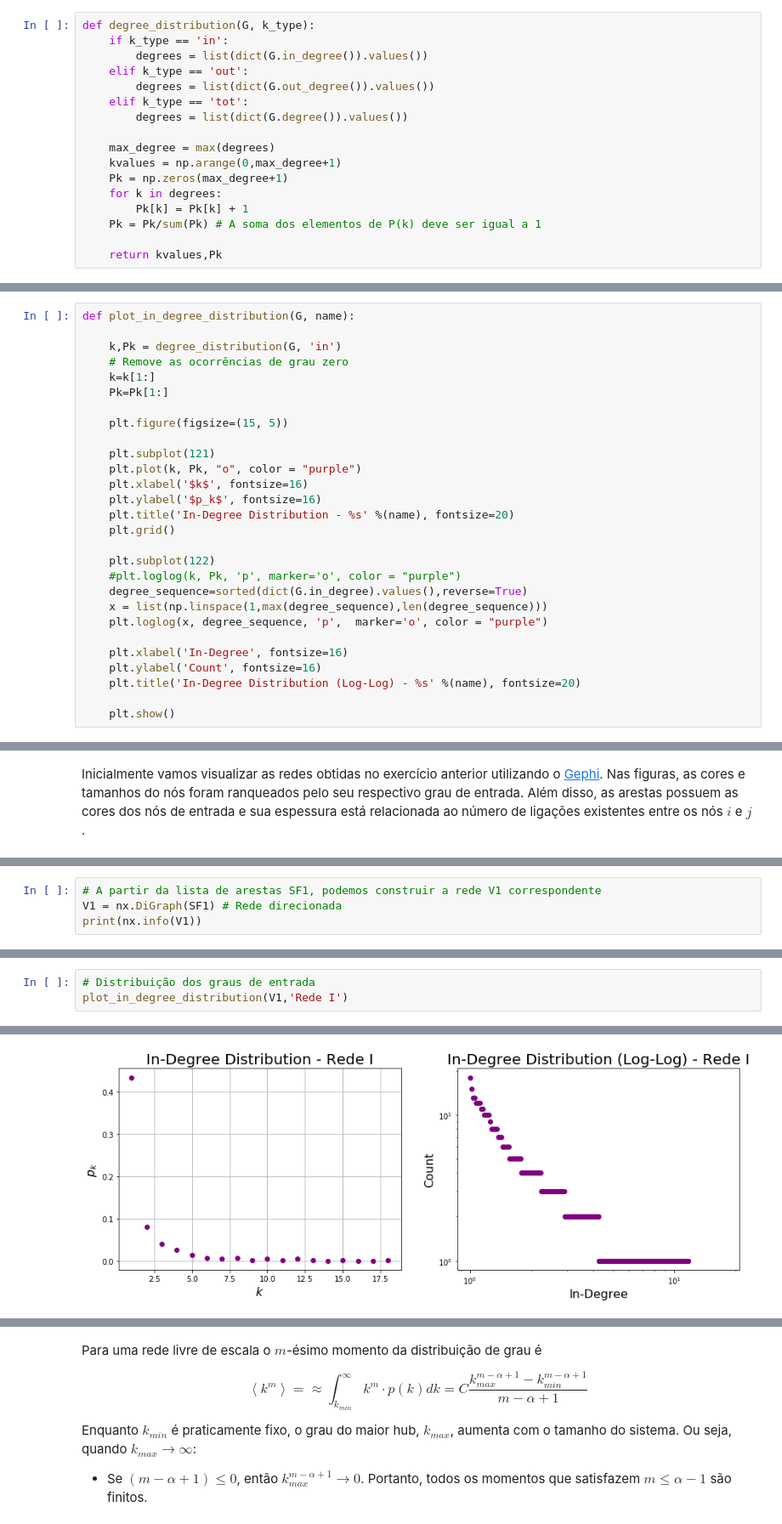
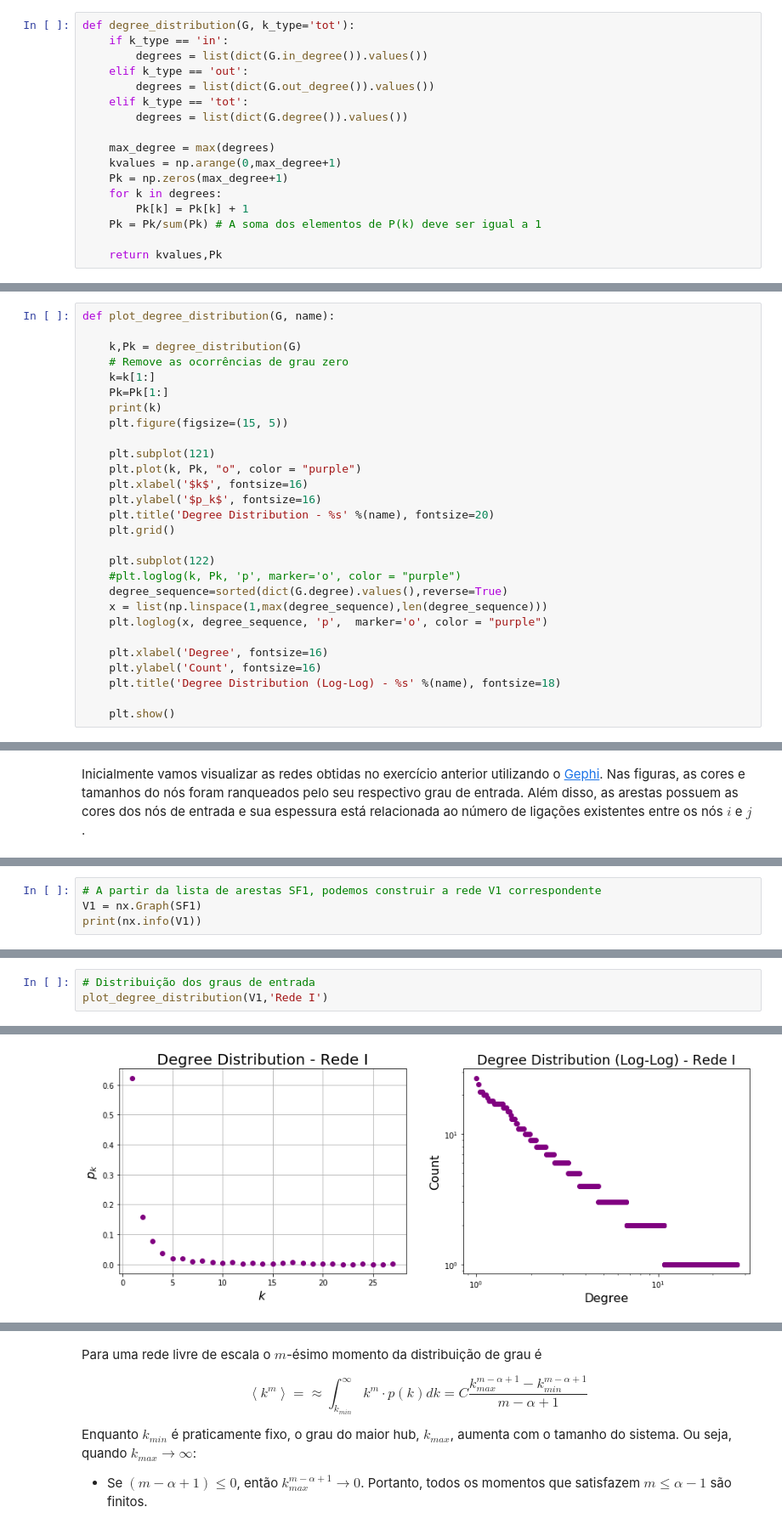
Before and after one commit to anacwagner/FGV_EMAp_Mestrado, a Jupyter notebook: Redes-Complexas-2019/Trabalho Redes - Respostas.ipynb, the cells around one changed output, grey strips where cells are left out. Shown at 85% size. Drawn from its saved outputs; the diff is of its cells as text.

```diff
--- a/Redes-Complexas-2019/Trabalho Redes - Respostas.ipynb
+++ b/Redes-Complexas-2019/Trabalho Redes - Respostas.ipynb
@@ -163,7 +165,7 @@ Visualize as redes e encontre o grau máximo e o diâmetro. Calcule a variância
 # %% [markdown]
 A função `degree_distribution` recebe como **parâmetro de entrada** uma rede G (obtido pela biblioteca *networkx* a partir de uma lista de arestas) e o tipo do grau $k$ (entrada, saída ou total). Ela calcula a distribuição dos graus, gerando duas **saídas**: uma lista com todos os graus $k$ e outra lista correspondente as suas respectivas probabilidades $P(k)$.
 # %%
-def degree_distribution(G, k_type):
+def degree_distribution(G, k_type='tot'):
     if k_type == 'in':
         degrees = list(dict(G.in_degree()).values())
     elif k_type == 'out':
@@ -182,31 +184,31 @@ def degree_distribution(G, k_type):
 # %% [markdown]
 A função `plot_in_degree_distribution` gera os **gráficos da distribuição dos graus de entrada**. Ela recebe dois **parâmetros de entrada**: o grafo G (obtido pela biblioteca *networkx* a partir de uma lista de arestas) e o nome da rede a ser utilizado no título dos gráficos.
 # %%
-def plot_in_degree_distribution(G, name):
+def plot_degree_distribution(G, name):
 
-    k,Pk = degree_distribution(G, 'in')
+    k,Pk = degree_distribution(G)
     # Remove as ocorrências de grau zero
     k=k[1:]
     Pk=Pk[1:]
-
+    print(k)
     plt.figure(figsize=(15, 5))
 
     plt.subplot(121)
     plt.plot(k, Pk, "o", color = "purple")
     plt.xlabel('$k$', fontsize=16)
     plt.ylabel('$p_k$', fontsize=16)
-    plt.title('In-Degree Distribution - %s' %(name), fontsize=20)
+    plt.title('Degree Distribution - %s' %(name), fontsize=20)
     plt.grid()
 
     plt.subplot(122)
     #plt.loglog(k, Pk, 'p', marker='o', color = "purple")
-    degree_sequence=sorted(dict(G.in_degree).values(),reverse=True)
+    degree_sequence=sorted(dict(G.degree).values(),reverse=True)
     x = list(np.linspace(1,max(degree_sequence),len(degree_sequence)))
     plt.loglog(x, degree_sequence, 'p',  marker='o', color = "purple")
 
-    plt.xlabel('In-Degree', fontsize=16)
+    plt.xlabel('Degree', fontsize=16)
     plt.ylabel('Count', fontsize=16)
-    plt.title('In-Degree Distribution (Log-Log) - %s' %(name), fontsize=20)
+    plt.title('Degree Distribution (Log-Log) - %s' %(name), fontsize=18)
 
     plt.show()
 # %% [markdown]
@@ -245,7 +250,7 @@ A figura mostra a rede gerada **SF1**, com $\left\langle k\right\rangle = 1$ e $
 <img src="Figuras/SF1.png" alt="drawing" width="500"/>
 # %%
 # A partir da lista de arestas SF1, podemos construir a rede V1 correspondente
-V1 = nx.DiGraph(SF1) # Rede direcionada
+V1 = nx.Graph(SF1)
 print(nx.info(V1))
 # %% [output]
 Name:
@@ -269,4 +269,4 @@ Diâmetro da rede: 19
 # %%
 # Distribuição dos graus de entrada
-plot_in_degree_distribution(V1,'Rede I')
+plot_degree_distribution(V1,'Rede I')
 # %% [output]
@@ -273,4 +275,4 @@ plot_in_degree_distribution(V1,'Rede I')
-[figure, old version]
+[figure, new version]
 # %%
 # O primeiro momento é igual ao grau médio da rede
 m1 = momment_of_degree_distribution(V1,1)
```
Also changed, not shown: parts of 44 cells of this notebook.
